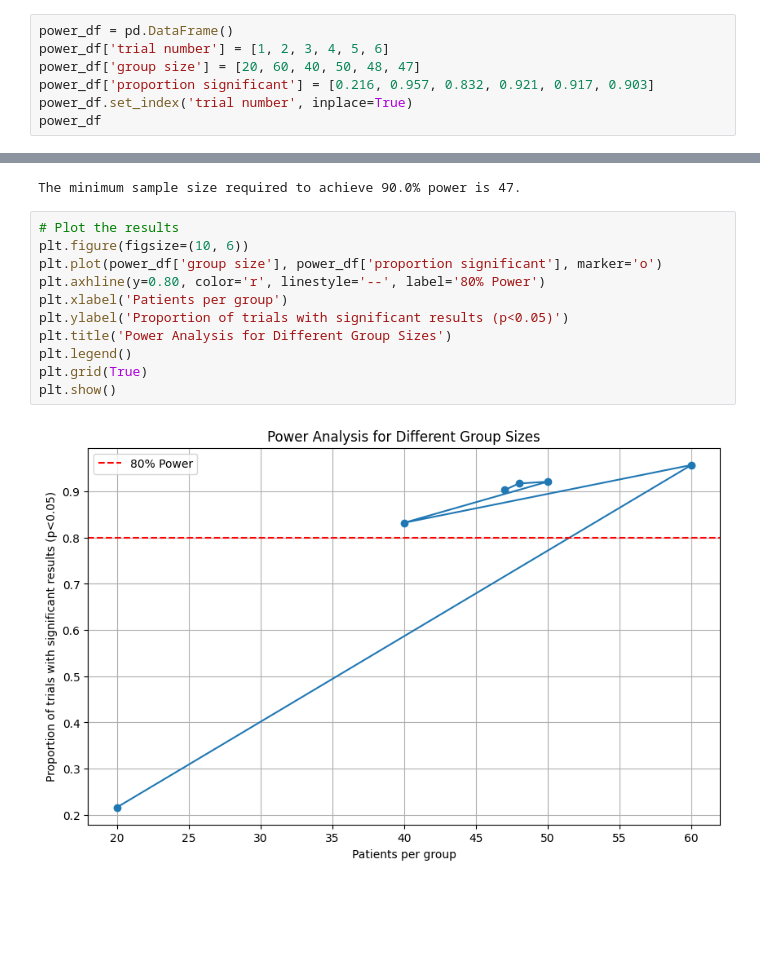
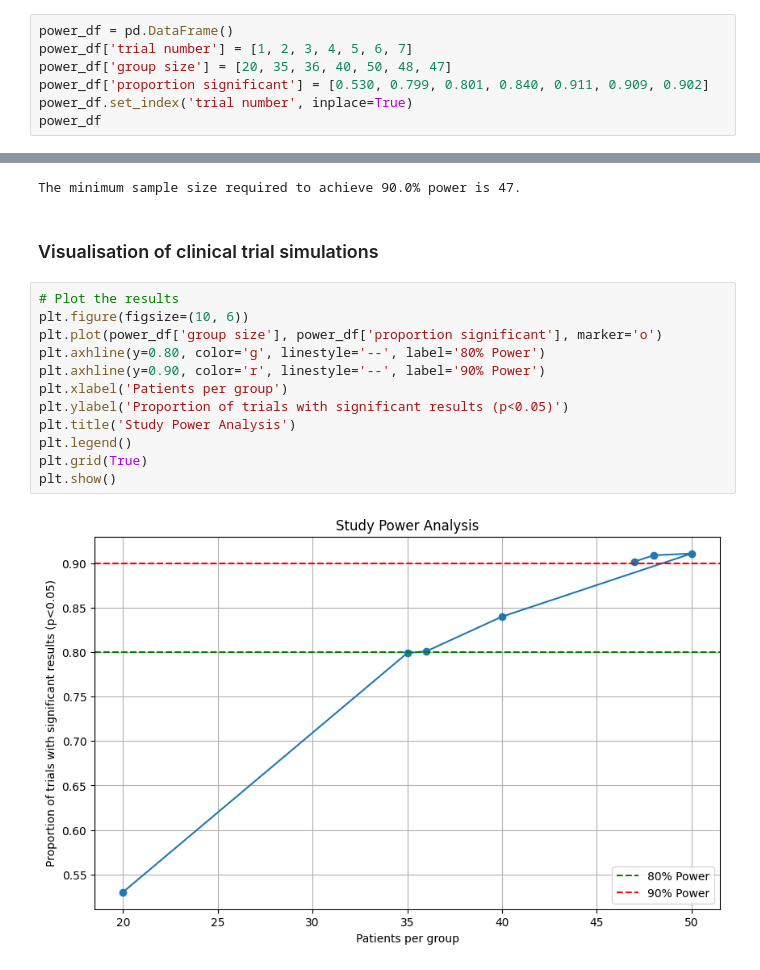
Before and after one commit to RachaelJadeMcGrath/Problems_2c_Quant, a Jupyter notebook: Clinical Trial Simulation.ipynb, the cells around one changed output, grey strips where cells are left out. Drawn from its saved outputs; the diff is of its cells as text; blank space fills up the shorter version.

Commit message:
Final commit. Completed Jupyter notebook, README file, and various graphs.

```diff
--- a/Clinical Trial Simulation.ipynb
+++ b/Clinical Trial Simulation.ipynb
@@ -441,8 +548,8 @@ Proportion of trials with p-value < 0.05: 0.903
 # %%
 power_df = pd.DataFrame()
-power_df['trial number'] = [1, 2, 3, 4, 5, 6]
-power_df['group size'] = [20, 60, 40, 50, 48, 47]
-power_df['proportion significant'] = [0.216, 0.957, 0.832, 0.921, 0.917, 0.903]
+power_df['trial number'] = [1, 2, 3, 4, 5, 6, 7]
+power_df['group size'] = [20, 35, 36, 40, 50, 48, 47]
+power_df['proportion significant'] = [0.530, 0.799, 0.801, 0.840, 0.911, 0.909, 0.902]
 power_df.set_index('trial number', inplace=True)
 power_df
 # %% [output]
@@ -468,16 +576,19 @@ min_sample_size = power_df[power_df['proportion significant'] >= desired_power][
 print(f"The minimum sample size required to achieve {desired_power * 100}% power is {min_sample_size}.")
 # %% [output]
 The minimum sample size required to achieve 90.0% power is 47.
+# %% [markdown]
+### Visualisation of clinical trial simulations ###
 # %%
 # Plot the results
 plt.figure(figsize=(10, 6))
 plt.plot(power_df['group size'], power_df['proportion significant'], marker='o')
-plt.axhline(y=0.80, color='r', linestyle='--', label='80% Power')
+plt.axhline(y=0.80, color='g', linestyle='--', label='80% Power')
+plt.axhline(y=0.90, color='r', linestyle='--', label='90% Power')
 plt.xlabel('Patients per group')
 plt.ylabel('Proportion of trials with significant results (p<0.05)')
-plt.title('Power Analysis for Different Group Sizes')
+plt.title('Study Power Analysis')
 plt.legend()
 plt.grid(True)
 plt.show()
 # %% [output]
-[figure, old version]
+[figure, new version]
```
Also changed, not shown: parts of 70 cells of this notebook, 4 other files.
